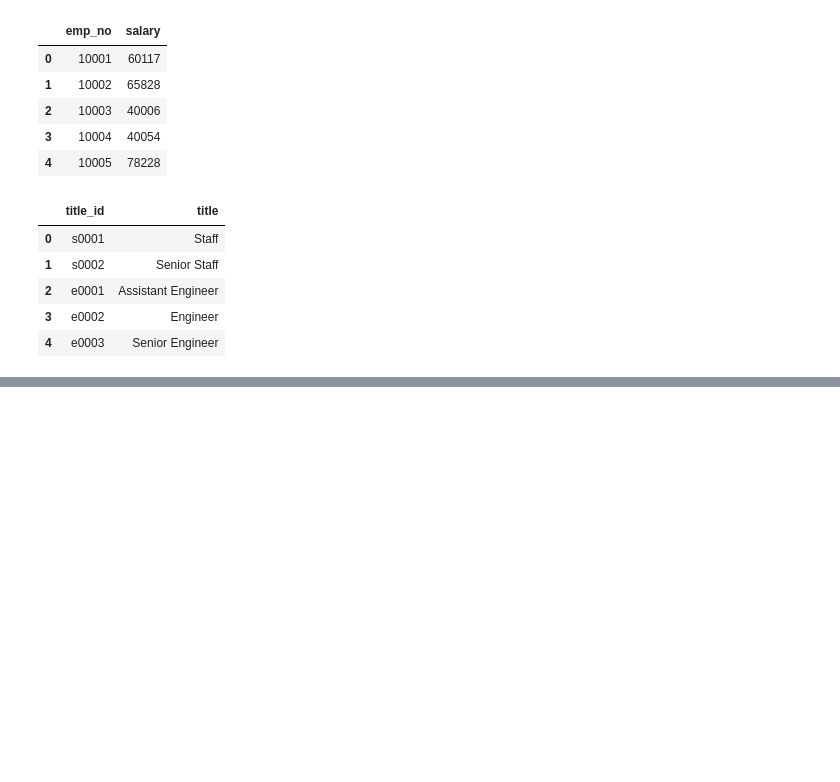
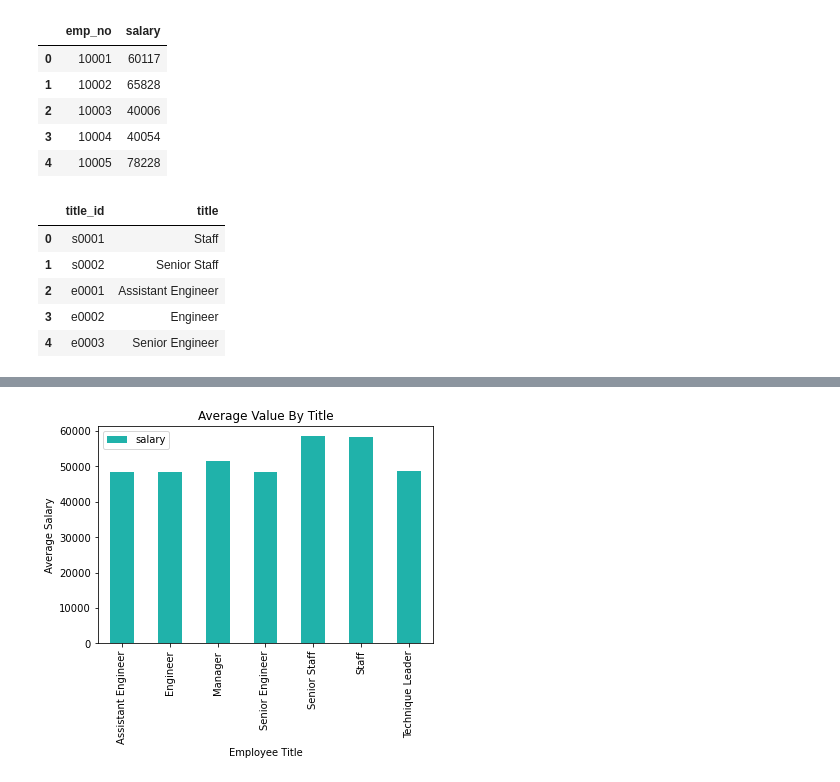
Before and after one commit to kylagelev/sql-challenge, a Jupyter notebook: EmployeeSQL/SQLAlchemy.ipynb, the cells around one changed output, grey strips where cells are left out. Cells and saved outputs as stored; diff of their text form; code cells hidden in the pictures; blank space fills up the shorter version.

```diff
--- a/EmployeeSQL/SQLAlchemy.ipynb
+++ b/EmployeeSQL/SQLAlchemy.ipynb
@@ -63,0 +74,12 @@ Text(0, 0.5, 'Number of Employees')
+# %%
+#rename title_id so can merge
+renamed_merge_emp_no = merge_emp_no.rename(columns = {'emp_title_id':'title_id'})
+# %%
+#merge with titles dataframe
+merge_title_id = pd.merge(renamed_merge_emp_no, titles, on = 'title_id')
+# %%
+#removing unnecessary columns
+new_merge_title_id = merge_title_id[['title','salary']]
+# %%
+#collecting average
+grouped_df = new_merge_title_id.groupby('title').mean()
@@ -63,0 +98,11 @@ Text(0, 0.5, 'Number of Employees')
+# %%
+title_salary = grouped_df.plot(kind='bar', color = 'lightseagreen')
+title_salary.set_xlabel('Employee Title')
+title_salary.set_ylabel('Average Salary')
+title_salary.set_title('Average Value By Title')
+
+#save png
+output_data_file = 'output_data/title_avg_salary.png'
+plt.savefig(output_data_file)
+# %% [output]
+[figure, added]
```
Also changed, not shown: parts of 5 cells of this notebook, 2 other files.
